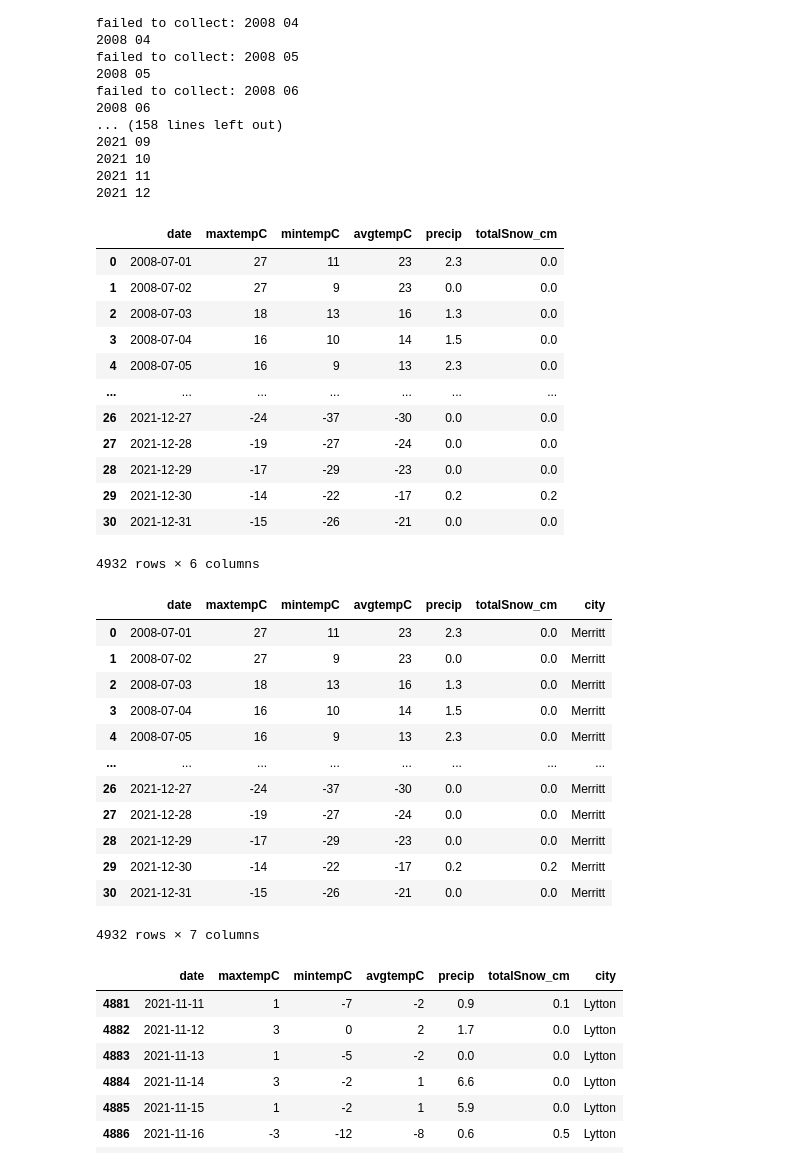
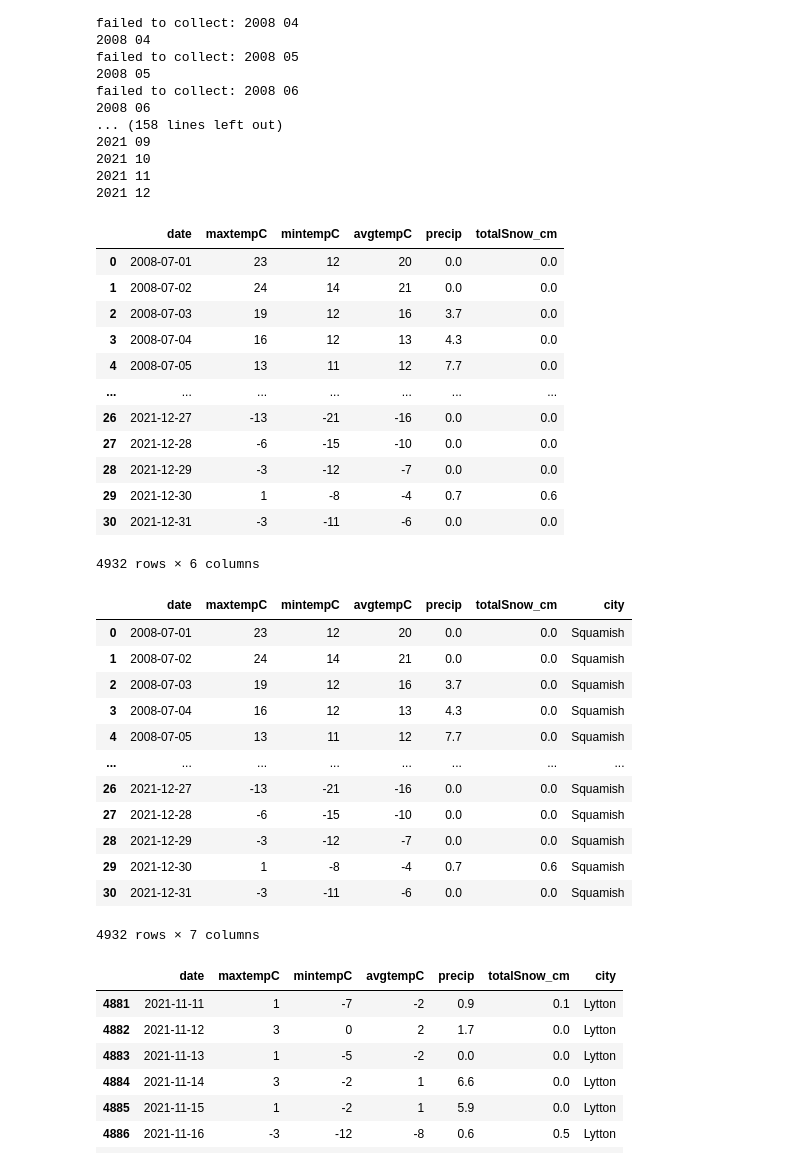
Before and after one commit to KyleKulas/lighthouse_data_notes, a Jupyter notebook: Week_8/RnR/precipitation_eda.ipynb, the cells around one changed output. Cells and saved outputs as stored; diff of their text form; code cells hidden in the pictures.

```diff
--- a/Week_8/RnR/precipitation_eda.ipynb
+++ b/Week_8/RnR/precipitation_eda.ipynb
@@ -90,7 +90,7 @@ def get_weather_data(start_year, cities):
             year += 1
     return df
 # %%
-df = get_weather_data(2008, ['Merritt, Canada'])
+df = get_weather_data(2008, ['Squamish, Canada'])
 # %% [output]
 failed to collect: 2008 01
 2008 01
@@ -113,36 +113,36 @@ failed to collect: 2008 06
 df
 # %% [output]
 |  | date | maxtempC | mintempC | avgtempC | precip | totalSnow_cm |
-| 0 | 2008-07-01 | 27 | 11 | 23 | 2.3 | 0.0 |
-| 1 | 2008-07-02 | 27 | 9 | 23 | 0.0 | 0.0 |
-| 2 | 2008-07-03 | 18 | 13 | 16 | 1.3 | 0.0 |
-| 3 | 2008-07-04 | 16 | 10 | 14 | 1.5 | 0.0 |
-| 4 | 2008-07-05 | 16 | 9 | 13 | 2.3 | 0.0 |
+| 0 | 2008-07-01 | 23 | 12 | 20 | 0.0 | 0.0 |
+| 1 | 2008-07-02 | 24 | 14 | 21 | 0.0 | 0.0 |
+| 2 | 2008-07-03 | 19 | 12 | 16 | 3.7 | 0.0 |
+| 3 | 2008-07-04 | 16 | 12 | 13 | 4.3 | 0.0 |
+| 4 | 2008-07-05 | 13 | 11 | 12 | 7.7 | 0.0 |
 | ... | ... | ... | ... | ... | ... | ... |
-| 26 | 2021-12-27 | -24 | -37 | -30 | 0.0 | 0.0 |
-| 27 | 2021-12-28 | -19 | -27 | -24 | 0.0 | 0.0 |
-| 28 | 2021-12-29 | -17 | -29 | -23 | 0.0 | 0.0 |
-| 29 | 2021-12-30 | -14 | -22 | -17 | 0.2 | 0.2 |
-| 30 | 2021-12-31 | -15 | -26 | -21 | 0.0 | 0.0 |
+| 26 | 2021-12-27 | -13 | -21 | -16 | 0.0 | 0.0 |
+| 27 | 2021-12-28 | -6 | -15 | -10 | 0.0 | 0.0 |
+| 28 | 2021-12-29 | -3 | -12 | -7 | 0.0 | 0.0 |
+| 29 | 2021-12-30 | 1 | -8 | -4 | 0.7 | 0.6 |
+| 30 | 2021-12-31 | -3 | -11 | -6 | 0.0 | 0.0 |
 4932 rows × 6 columns
 # %%
 df2 = pd.concat([df2,df1])
 # %%
-df['city'] = 'Merritt'
+df['city'] = 'Squamish'
 df
 # %% [output]
 |  | date | maxtempC | mintempC | avgtempC | precip | totalSnow_cm | city |
-| 0 | 2008-07-01 | 27 | 11 | 23 | 2.3 | 0.0 | Merritt |
-| 1 | 2008-07-02 | 27 | 9 | 23 | 0.0 | 0.0 | Merritt |
-| 2 | 2008-07-03 | 18 | 13 | 16 | 1.3 | 0.0 | Merritt |
-| 3 | 2008-07-04 | 16 | 10 | 14 | 1.5 | 0.0 | Merritt |
-| 4 | 2008-07-05 | 16 | 9 | 13 | 2.3 | 0.0 | Merritt |
+| 0 | 2008-07-01 | 23 | 12 | 20 | 0.0 | 0.0 | Squamish |
+| 1 | 2008-07-02 | 24 | 14 | 21 | 0.0 | 0.0 | Squamish |
+| 2 | 2008-07-03 | 19 | 12 | 16 | 3.7 | 0.0 | Squamish |
+| 3 | 2008-07-04 | 16 | 12 | 13 | 4.3 | 0.0 | Squamish |
+| 4 | 2008-07-05 | 13 | 11 | 12 | 7.7 | 0.0 | Squamish |
 | ... | ... | ... | ... | ... | ... | ... | ... |
-| 26 | 2021-12-27 | -24 | -37 | -30 | 0.0 | 0.0 | Merritt |
-| 27 | 2021-12-28 | -19 | -27 | -24 | 0.0 | 0.0 | Merritt |
-| 28 | 2021-12-29 | -17 | -29 | -23 | 0.0 | 0.0 | Merritt |
-| 29 | 2021-12-30 | -14 | -22 | -17 | 0.2 | 0.2 | Merritt |
-| 30 | 2021-12-31 | -15 | -26 | -21 | 0.0 | 0.0 | Merritt |
+| 26 | 2021-12-27 | -13 | -21 | -16 | 0.0 | 0.0 | Squamish |
+| 27 | 2021-12-28 | -6 | -15 | -10 | 0.0 | 0.0 | Squamish |
+| 28 | 2021-12-29 | -3 | -12 | -7 | 0.0 | 0.0 | Squamish |
+| 29 | 2021-12-30 | 1 | -8 | -4 | 0.7 | 0.6 | Squamish |
+| 30 | 2021-12-31 | -3 | -11 | -6 | 0.0 | 0.0 | Squamish |
 4932 rows × 7 columns
 # %%
 # Save dataframe
```
Also changed, not shown: parts of 4 cells of this notebook, 6 other files.
